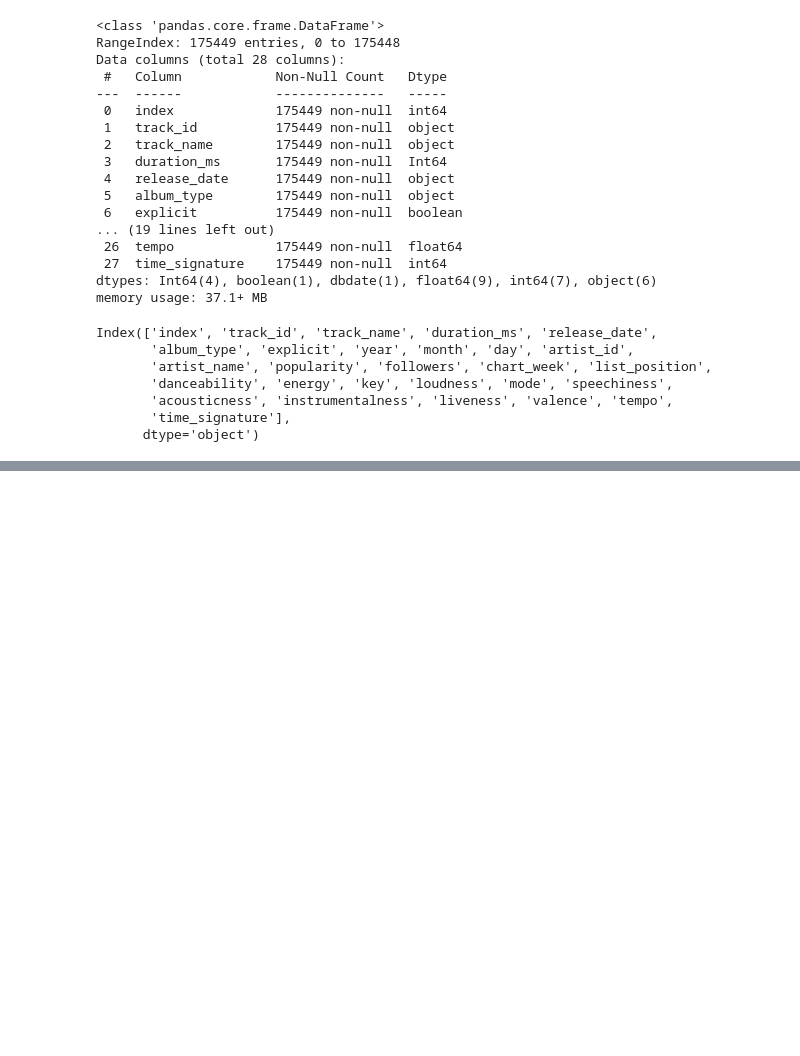
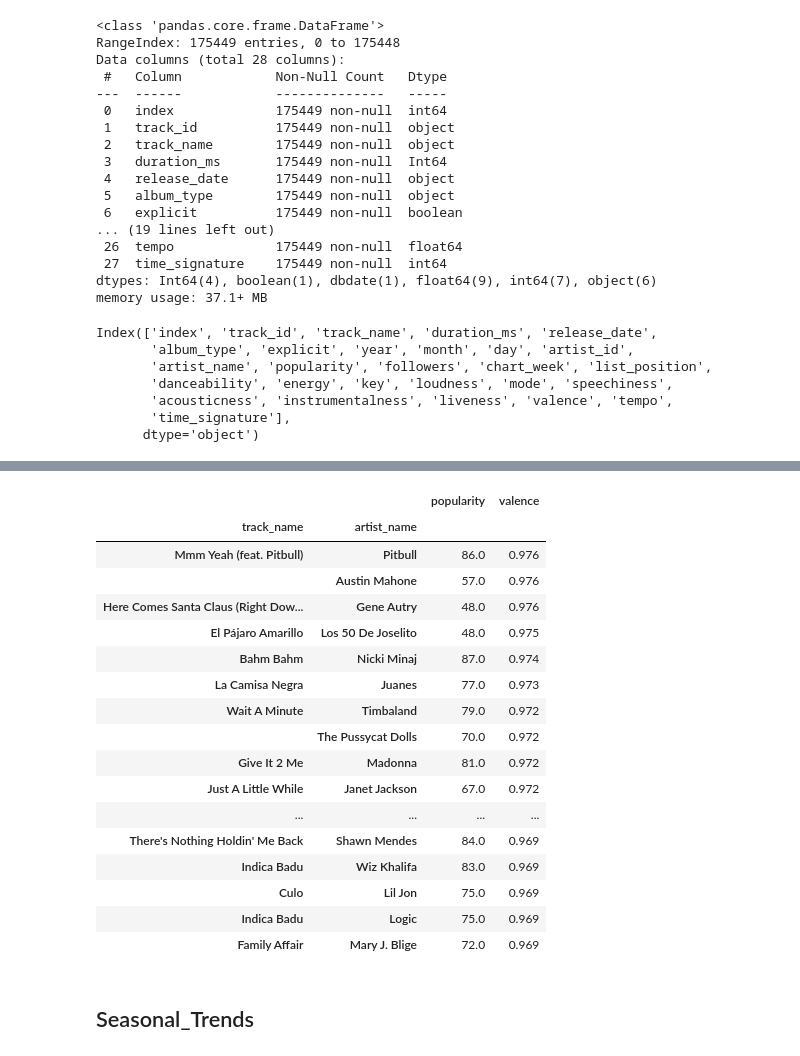
Before and after one commit to nwaynway30/da26_python, a Jupyter notebook: master_data.ipynb, the cells around one changed output, grey strips where cells are left out. Cells and saved outputs as stored; diff of their text form; code cells hidden in the pictures; blank space fills up the shorter version.

```diff
--- a/master_data.ipynb
+++ b/master_data.ipynb
@@ -497,0 +594,24 @@ hello world
+# %%
+# Which tracks with high popularity scores also have high danceability values, making them suitable for live performances?
+master_data.groupby(["track_name","artist_name"])[["popularity","valence"]].mean().sort_values(ascending = False,by = ["valence","popularity"]).head(20)
+# %% [output]
+|  |  | popularity | valence |
+| track_name | artist_name |  |  |
+| Mmm Yeah (feat. Pitbull) | Pitbull | 86.0 | 0.976 |
+|  | Austin Mahone | 57.0 | 0.976 |
+| Here Comes Santa Claus (Right Dow... | Gene Autry | 48.0 | 0.976 |
+| El Pájaro Amarillo | Los 50 De Joselito | 48.0 | 0.975 |
+| Bahm Bahm | Nicki Minaj | 87.0 | 0.974 |
+| La Camisa Negra | Juanes | 77.0 | 0.973 |
+| Wait A Minute | Timbaland | 79.0 | 0.972 |
+|  | The Pussycat Dolls | 70.0 | 0.972 |
+| Give It 2 Me | Madonna | 81.0 | 0.972 |
+| Just A Little While | Janet Jackson | 67.0 | 0.972 |
+| ... | ... | ... | ... |
+| There's Nothing Holdin' Me Back | Shawn Mendes | 84.0 | 0.969 |
+| Indica Badu | Wiz Khalifa | 83.0 | 0.969 |
+| Culo | Lil Jon | 75.0 | 0.969 |
+| Indica Badu | Logic | 75.0 | 0.969 |
+| Family Affair | Mary J. Blige | 72.0 | 0.969 |
+# %% [markdown]
+## Seasonal_Trends
```
Also changed, not shown: parts of 11 cells of this notebook.
